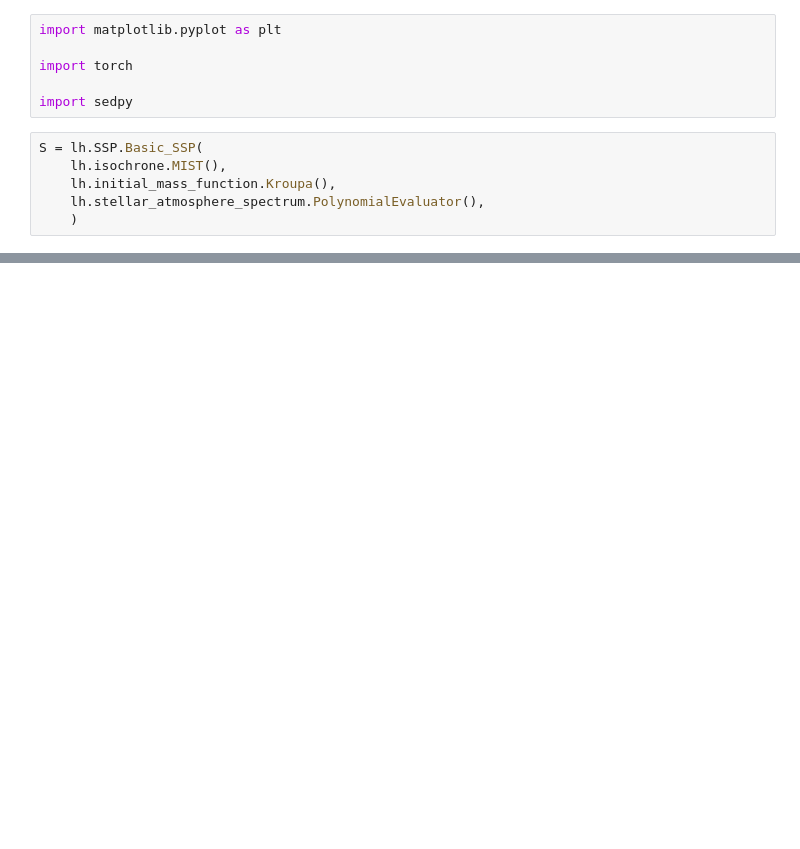
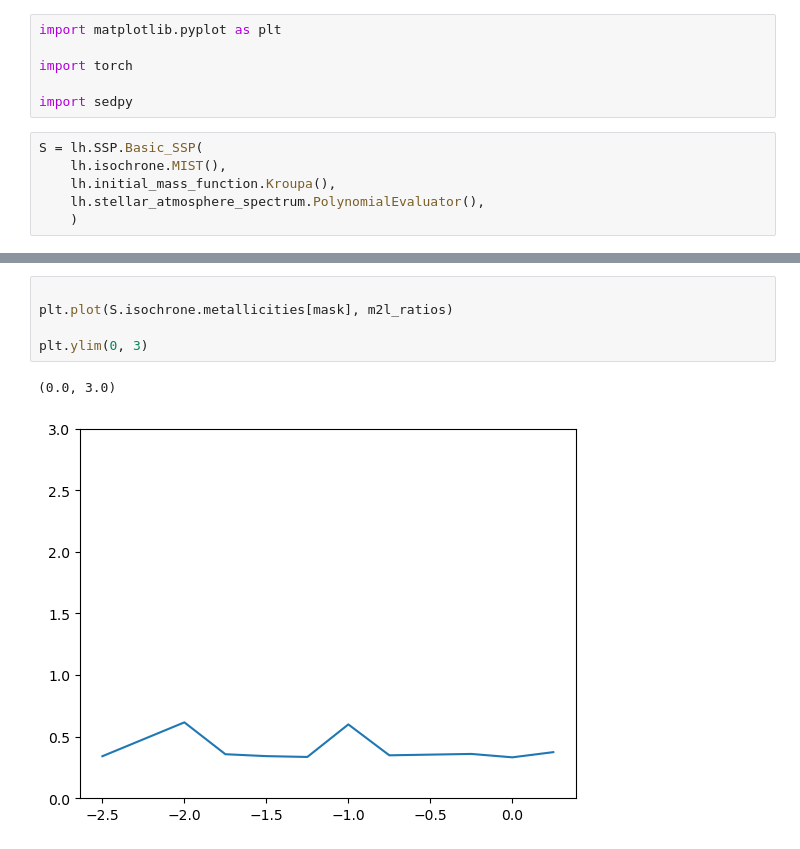
Before and after one commit to Ciela-Institute/ForSED, a Jupyter notebook: MLCRs_sandbox.ipynb, the cells around one changed output, grey strips where cells are left out. Drawn from its saved outputs; the diff is of its cells as text; blank space fills up the shorter version.

```diff
--- a/MLCRs_sandbox.ipynb
+++ b/MLCRs_sandbox.ipynb
@@ -52,0 +120,8 @@ plt.show()
+# %%
+
+plt.plot(S.isochrone.metallicities[mask], m2l_ratios)
+
+plt.ylim(0, 3)
+# %% [output]
+(0.0, 3.0)
+[figure, added]
```
Also changed, not shown: parts of 6 cells of this notebook, 5 other files.
